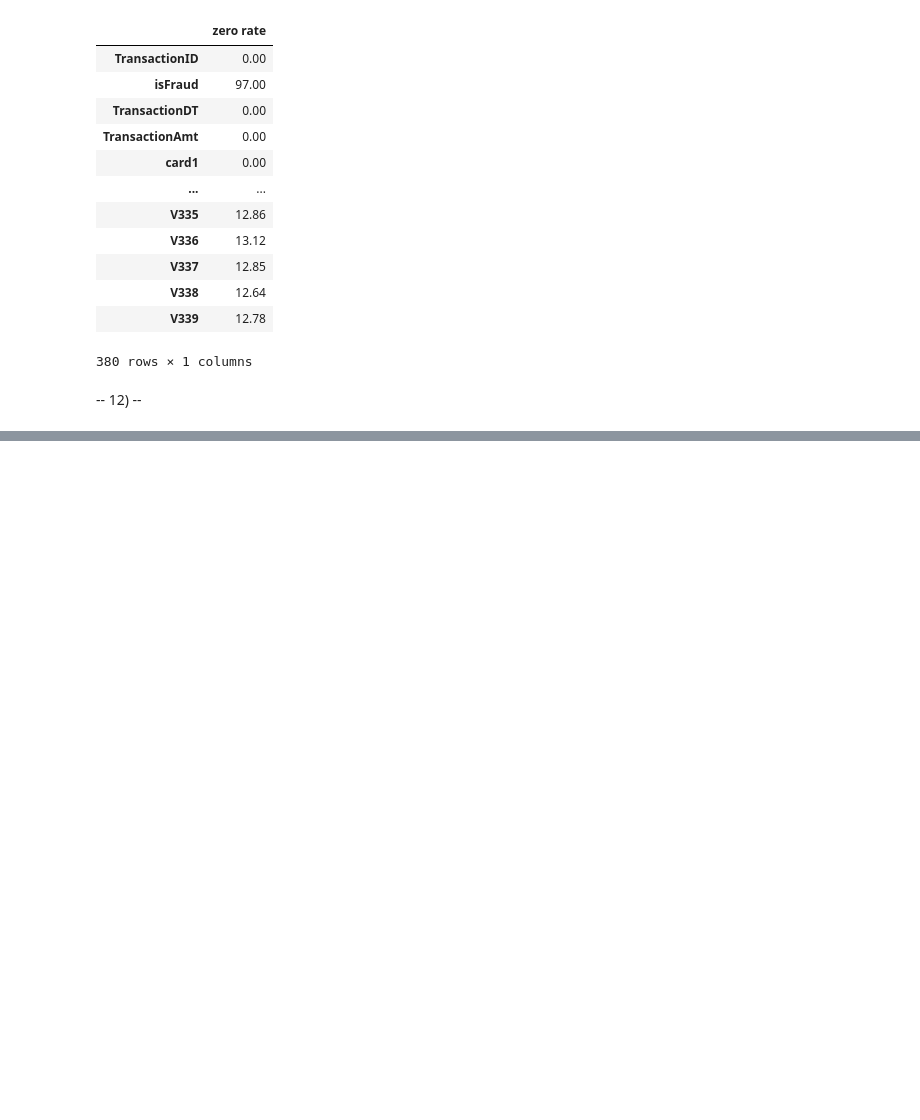
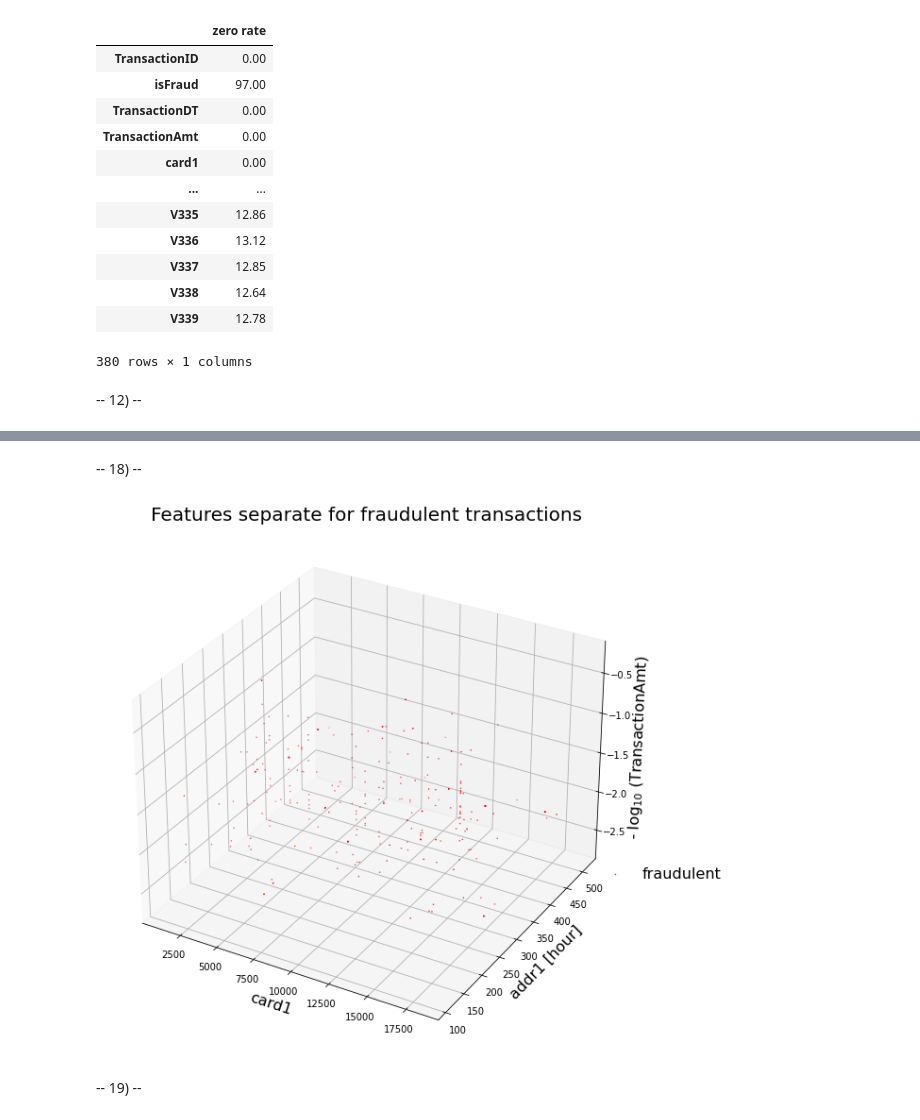
Before and after one commit to Bictole/Fraud_Detection, a Jupyter notebook: Secu&IA - Lab session 1 – anomaly detection.ipynb, the cells around one changed output, grey strips where cells are left out. Saved outputs shown, nothing was run; the diff lists cells and outputs as text; code cells hidden in the pictures; blank space fills up the shorter version.

```diff
--- a/Secu&IA - Lab session 1 – anomaly detection.ipynb
+++ b/Secu&IA - Lab session 1 – anomaly detection.ipynb
@@ -243,0 +344,5 @@ zero_numeric
+# %%
+my_imputer = SimpleImputer(missing_values=np.nan, strategy='mean')
+reduced_with_imputed_values = pd.DataFrame(my_imputer.fit_transform(one_hot_encoded))
+reduced_with_imputed_values.columns = one_hot_encoded.columns
+reduced_with_imputed_values
@@ -243,0 +371,7 @@ zero_numeric
+# %%
+isolation_forest = IsolationForest(contamination=0.03)
+clf = isolation_forest.fit(reduced_with_imputed_values)
+# %%
+reduced_with_imputed_values_and_outlier = reduced_with_imputed_values.copy()
+reduced_with_imputed_values_and_outlier['if_outlier'] = [i == -1 for i in clf.predict(reduced_with_imputed_values) ]
+reduced_with_imputed_values_and_outlier
@@ -243,0 +425,37 @@ zero_numeric
+# %% [markdown]
+-- 18) --
+# %%
+def show3D_transation_data_if_outliers_only(transac_dataset, x_axis_name, y_axis_name, z_axis_name):
+    X = transac_dataset.drop(columns=['if_outlier'])
+    Y = transac_dataset['if_outlier']
+
+    x = x_axis_name
+    y = y_axis_name
+    z = z_axis_name
+
+    zOffset = 0.02
+    limit = len(X)
+
+    sb.reset_orig()
+
+    fig = plt.figure(figsize = ( 10, 12))
+    ax = fig.add_subplot(111, projection='3d')
+
+    ax.scatter(X.loc[Y == 1, x][:limit], X.loc[Y == 1, y][:limit], -np.log10(X.loc[Y == 1, z][:limit] + zOffset), c = 'r', marker = '.', s = 1, label = 'fraudulent')
+
+    ax.set_xlabel(x, size = 16)
+    ax.set_ylabel(y + ' [hour]', size = 16)
+    ax.set_zlabel('- log$_{10}$ (' + z + ')', size = 16)
+    ax.set_title('Features separate for fraudulent transactions', size = 20)
+
+    plt.axis('tight')
+    ax.grid(1)
+    fraudMarker = mlines.Line2D([], [], linewidth = 0, color = 'r', marker = '.', markersize = 10, label = 'is_outlier')
+
+    plt.legend(bbox_to_anchor = (1.20, 0.38), frameon = False, prop = {'size': 16})
+# %%
+show3D_transation_data_if_outliers_only(reduced_with_imputed_values_and_outlier, 'card1', 'addr1', 'TransactionAmt')
+# %% [output]
+[figure, added]
+# %% [markdown]
+-- 19) --
```
Also changed, not shown: parts of 28 cells of this notebook.
